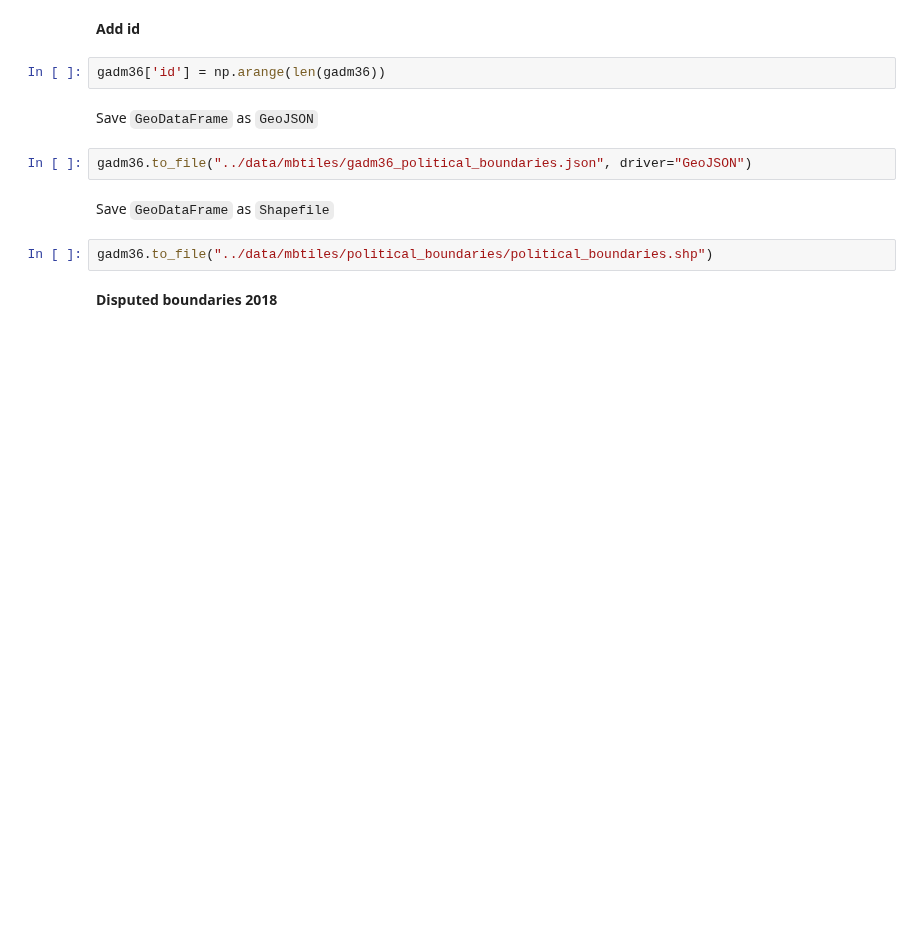
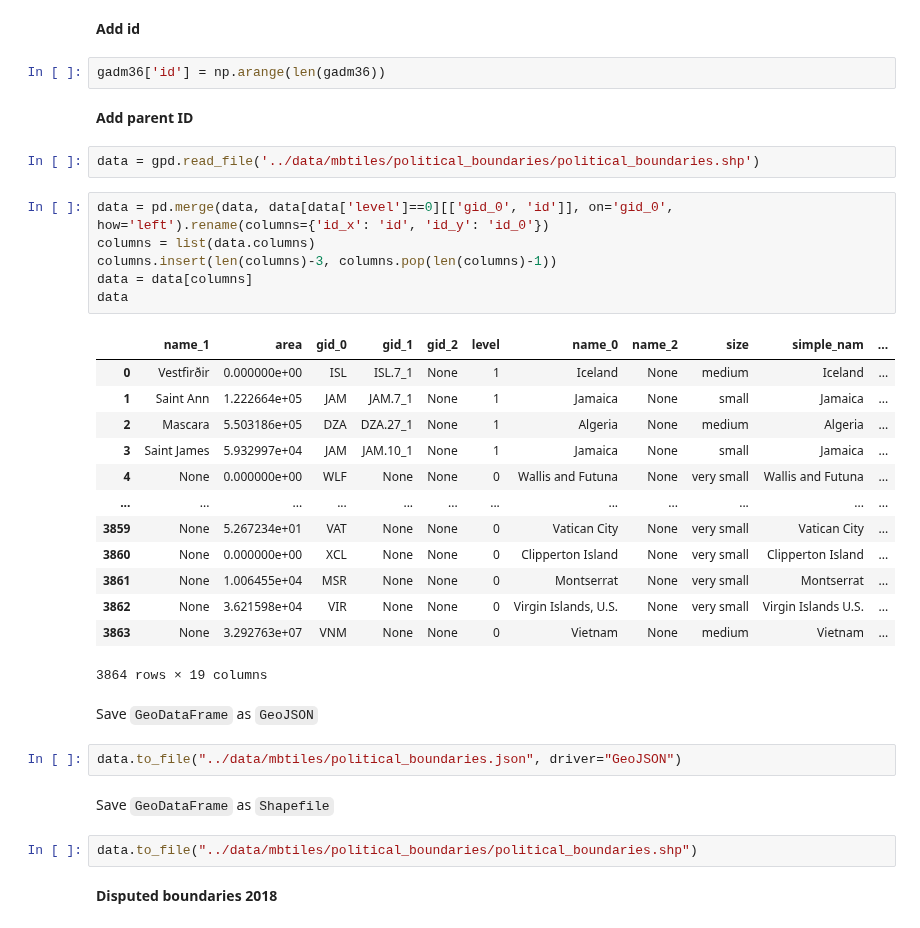
Before and after one commit to Vizzuality/soils-revealed-data, a Jupyter notebook: processing/create_MBTiles.ipynb, the cells around one changed output. Saved outputs shown, nothing was run; the diff lists cells and outputs as text; blank space fills up the shorter version.

```diff
--- a/processing/create_MBTiles.ipynb
+++ b/processing/create_MBTiles.ipynb
@@ -326,14 +374,38 @@ gadm36 = gadm36[gadm36['level'].isin([0,1])]
 **Add id**
 # %%
 gadm36['id'] = np.arange(len(gadm36))
+# %% [markdown]
+**Add parent ID**
+# %%
+data = gpd.read_file('../data/mbtiles/political_boundaries/political_boundaries.shp')
+# %%
+data = pd.merge(data, data[data['level']==0][['gid_0', 'id']], on='gid_0', how='left').rename(columns={'id_x': 'id', 'id_y': 'id_0'})
+columns = list(data.columns)
+columns.insert(len(columns)-3, columns.pop(len(columns)-1))
+data = data[columns]
+data
+# %% [output]
+|  | name_1 | area | gid_0 | gid_1 | gid_2 | level | name_0 | name_2 | size | simple_nam | ... |
+| 0 | Vestfirðir | 0.000000e+00 | ISL | ISL.7_1 | None | 1 | Iceland | None | medium | Iceland | ... |
+| 1 | Saint Ann | 1.222664e+05 | JAM | JAM.7_1 | None | 1 | Jamaica | None | small | Jamaica | ... |
+| 2 | Mascara | 5.503186e+05 | DZA | DZA.27_1 | None | 1 | Algeria | None | medium | Algeria | ... |
+| 3 | Saint James | 5.932997e+04 | JAM | JAM.10_1 | None | 1 | Jamaica | None | small | Jamaica | ... |
+| 4 | None | 0.000000e+00 | WLF | None | None | 0 | Wallis and Futuna | None | very small | Wallis and Futuna | ... |
+| ... | ... | ... | ... | ... | ... | ... | ... | ... | ... | ... | ... |
+| 3859 | None | 5.267234e+01 | VAT | None | None | 0 | Vatican City | None | very small | Vatican City | ... |
+| 3860 | None | 0.000000e+00 | XCL | None | None | 0 | Clipperton Island | None | very small | Clipperton Island | ... |
+| 3861 | None | 1.006455e+04 | MSR | None | None | 0 | Montserrat | None | very small | Montserrat | ... |
+| 3862 | None | 3.621598e+04 | VIR | None | None | 0 | Virgin Islands, U.S. | None | very small | Virgin Islands U.S. | ... |
+| 3863 | None | 3.292763e+07 | VNM | None | None | 0 | Vietnam | None | medium | Vietnam | ... |
+3864 rows × 19 columns
 # %% [markdown]
 Save `GeoDataFrame` as `GeoJSON`
 # %%
-gadm36.to_file("../data/mbtiles/gadm36_political_boundaries.json", driver="GeoJSON")
+data.to_file("../data/mbtiles/political_boundaries.json", driver="GeoJSON")
 # %% [markdown]
 Save `GeoDataFrame` as `Shapefile`
 # %%
-gadm36.to_file("../data/mbtiles/political_boundaries/political_boundaries.shp")
+data.to_file("../data/mbtiles/political_boundaries/political_boundaries.shp")
 # %% [markdown]
 **Disputed boundaries 2018**
 # %%
```
Also changed, not shown: parts of 9 cells of this notebook.
